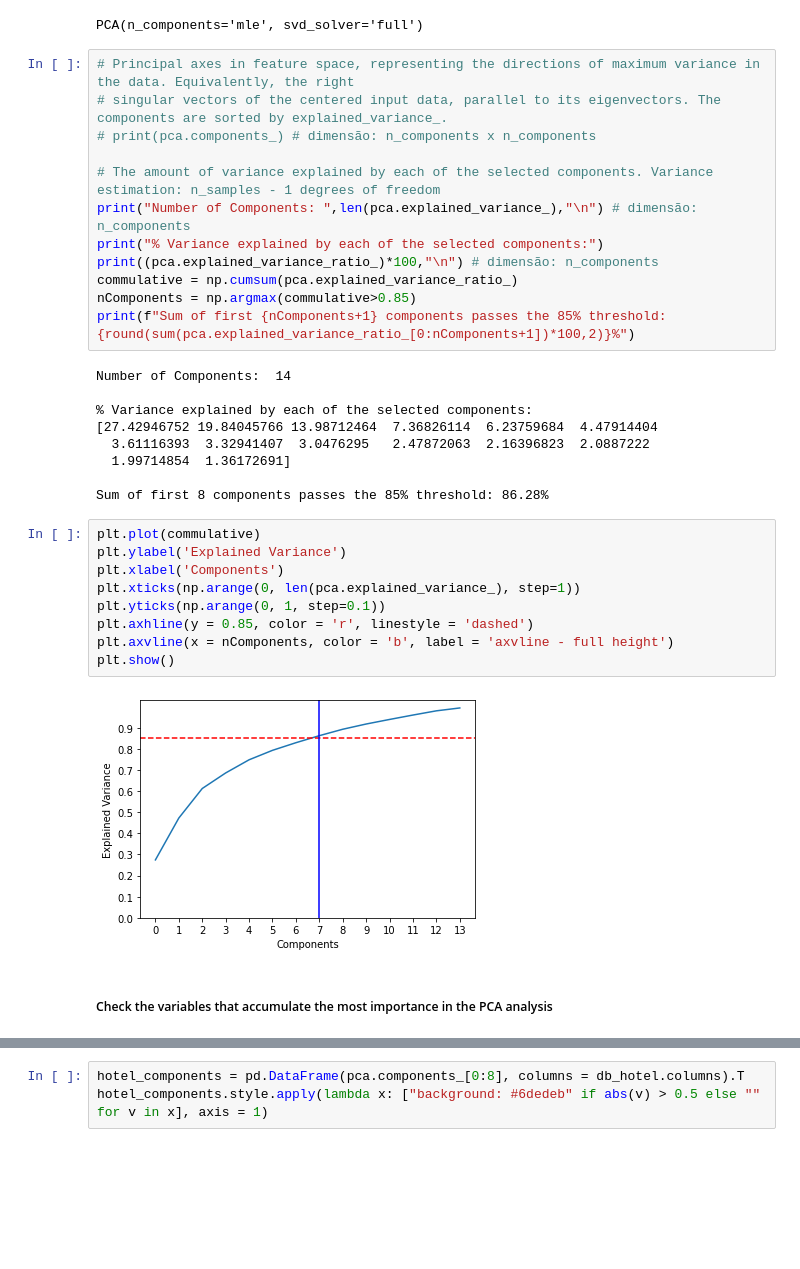
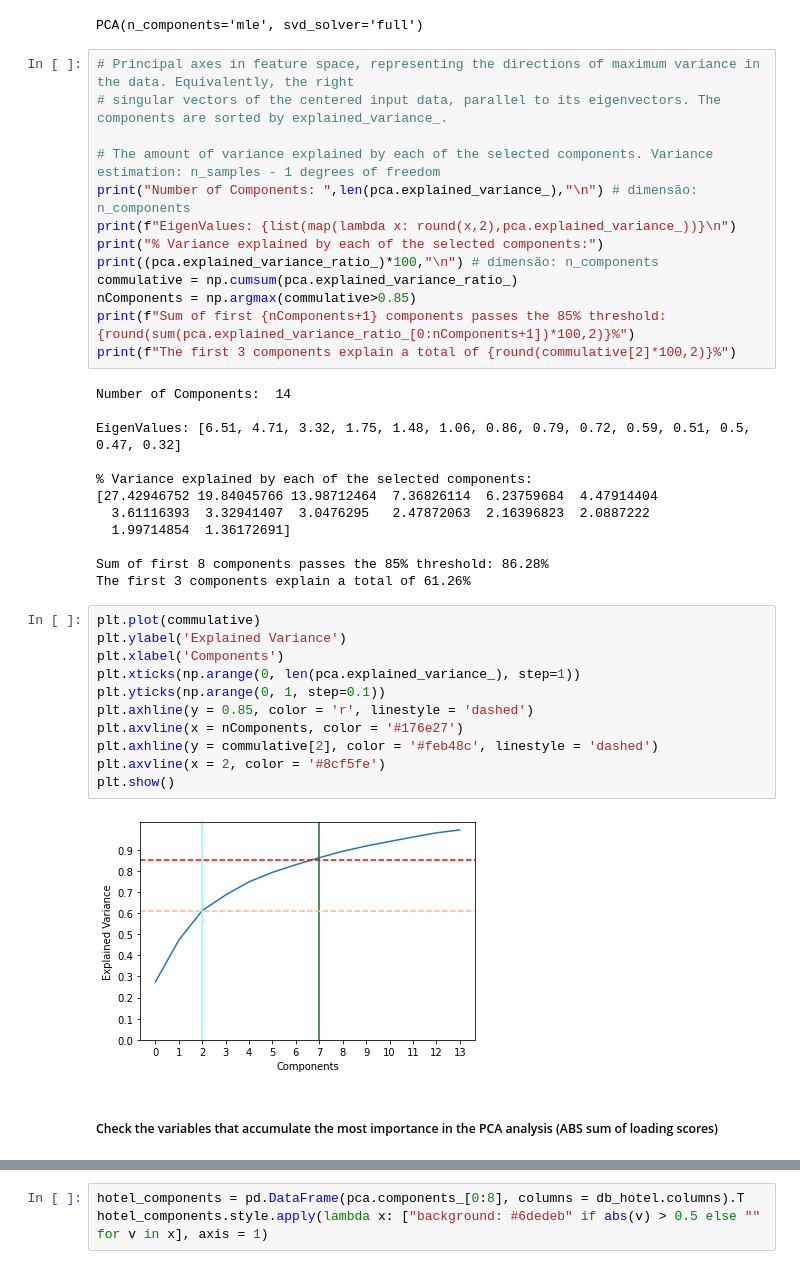
Before and after one commit to manelcbf/DSaML_Projects, a Jupyter notebook: Unsupervised_learning/202122_Cluster_Group07_Notebook.ipynb, the cells around one changed output, grey strips where cells are left out. Saved outputs shown, nothing was run; the diff lists cells and outputs as text; blank space fills up the shorter version.

```diff
--- a/Unsupervised_learning/202122_Cluster_Group07_Notebook.ipynb
+++ b/Unsupervised_learning/202122_Cluster_Group07_Notebook.ipynb
@@ -480,17 +480,20 @@ PCA(n_components='mle', svd_solver='full')
 # %%
 # Principal axes in feature space, representing the directions of maximum variance in the data. Equivalently, the right
 # singular vectors of the centered input data, parallel to its eigenvectors. The components are sorted by explained_variance_.
-# print(pca.components_) # dimensão: n_components x n_components
 
 # The amount of variance explained by each of the selected components. Variance estimation: n_samples - 1 degrees of freedom
 print("Number of Components: ",len(pca.explained_variance_),"\n") # dimensão: n_components
+print(f"EigenValues: {list(map(lambda x: round(x,2),pca.explained_variance_))}\n")
 print("% Variance explained by each of the selected components:")
 print((pca.explained_variance_ratio_)*100,"\n") # dimensão: n_components
 commulative = np.cumsum(pca.explained_variance_ratio_)
 nComponents = np.argmax(commulative>0.85)
 print(f"Sum of first {nComponents+1} components passes the 85% threshold: {round(sum(pca.explained_variance_ratio_[0:nComponents+1])*100,2)}%")
+print(f"The first 3 components explain a total of {round(commulative[2]*100,2)}%")
 # %% [output]
 Number of Components:  14
+
+EigenValues: [6.51, 4.71, 3.32, 1.75, 1.48, 1.06, 0.86, 0.79, 0.72, 0.59, 0.51, 0.5, 0.47, 0.32]
 
 % Variance explained by each of the selected components:
 [27.42946752 19.84045766 13.98712464  7.36826114  6.23759684  4.47914404
@@ -498,19 +501,22 @@ Number of Components:  14
   1.99714854  1.36172691]
 
 Sum of first 8 components passes the 85% threshold: 86.28%
+The first 3 components explain a total of 61.26%
 # %%
 plt.plot(commulative)
 plt.ylabel('Explained Variance')
 plt.xlabel('Components')
 plt.xticks(np.arange(0, len(pca.explained_variance_), step=1))
 plt.yticks(np.arange(0, 1, step=0.1))
 plt.axhline(y = 0.85, color = 'r', linestyle = 'dashed')
-plt.axvline(x = nComponents, color = 'b', label = 'axvline - full height')
+plt.axvline(x = nComponents, color = '#176e27')
+plt.axhline(y = commulative[2], color = '#feb48c', linestyle = 'dashed')
+plt.axvline(x = 2, color = '#8cf5fe')
 plt.show()
 # %% [output]
-[figure, old version]
+[figure, new version]
 # %% [markdown]
-##### Check the variables that accumulate the most importance in the PCA analysis
+##### Check the variables that accumulate the most importance in the PCA analysis (ABS sum of loading scores)
 # %%
 sumEigenVectors = [abs(x) for x in pca.components_[0:8]]
 sumEigenVectors = list(map(sum,zip(*sumEigenVectors)))
```
Also changed, not shown: parts of 7 cells of this notebook.
